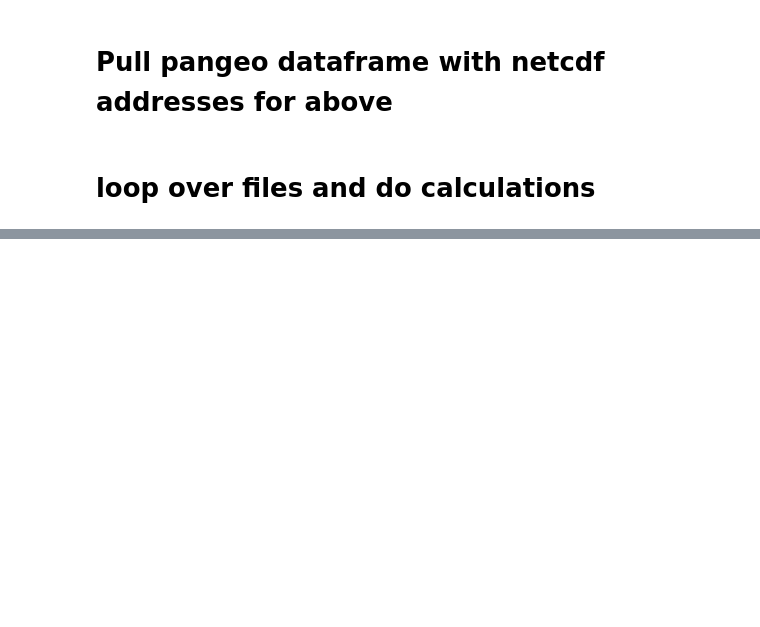
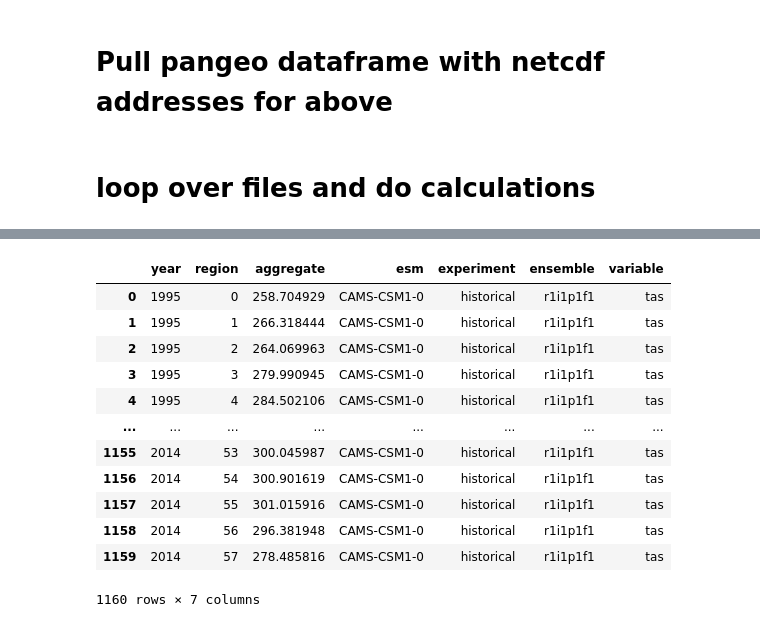
Before and after one commit to JGCRI/stitches_in_r, a Jupyter notebook: R/inst/shinyApp/python_curation/aoi_extractions.ipynb, the cells around one changed output, grey strips where cells are left out. Saved outputs shown, nothing was run; the diff lists cells and outputs as text; code cells hidden in the pictures; blank space fills up the shorter version.

```diff
--- a/R/inst/shinyApp/python_curation/aoi_extractions.ipynb
+++ b/R/inst/shinyApp/python_curation/aoi_extractions.ipynb
@@ -146 +288,27 @@ aoi = land_main_gdf.reset_index(drop=True).copy()
+# %%
+# time average for this ensemble member:
+monthly_aoi['year'] = monthly_aoi['time'].apply(lambda x: x.year).copy()
+annual_aoi = monthly_aoi.groupby(['year','region'])['aggregate'].mean().reset_index().copy()
+
+annual_aoi['esm'] = filelist.iloc[i].model
+annual_aoi['experiment'] =  filelist.iloc[i].experiment
+annual_aoi['ensemble'] = filelist.iloc[i].ensemble
+annual_aoi['variable'] = filelist.iloc[i].variable
+annual_aoi
+
+#timeseries_holder = pd.concat([timeseries_holder, annual_aoi]).reset_index(drop=True).copy()
+# %% [output]
+|  | year | region | aggregate | esm | experiment | ensemble | variable |
+| 0 | 1995 | 0 | 258.704929 | CAMS-CSM1-0 | historical | r1i1p1f1 | tas |
+| 1 | 1995 | 1 | 266.318444 | CAMS-CSM1-0 | historical | r1i1p1f1 | tas |
+| 2 | 1995 | 2 | 264.069963 | CAMS-CSM1-0 | historical | r1i1p1f1 | tas |
+| 3 | 1995 | 3 | 279.990945 | CAMS-CSM1-0 | historical | r1i1p1f1 | tas |
+| 4 | 1995 | 4 | 284.502106 | CAMS-CSM1-0 | historical | r1i1p1f1 | tas |
+| ... | ... | ... | ... | ... | ... | ... | ... |
+| 1155 | 2014 | 53 | 300.045987 | CAMS-CSM1-0 | historical | r1i1p1f1 | tas |
+| 1156 | 2014 | 54 | 300.901619 | CAMS-CSM1-0 | historical | r1i1p1f1 | tas |
+| 1157 | 2014 | 55 | 301.015916 | CAMS-CSM1-0 | historical | r1i1p1f1 | tas |
+| 1158 | 2014 | 56 | 296.381948 | CAMS-CSM1-0 | historical | r1i1p1f1 | tas |
+| 1159 | 2014 | 57 | 278.485816 | CAMS-CSM1-0 | historical | r1i1p1f1 | tas |
+1160 rows × 7 columns
 # %%
```
Also changed, not shown: parts of 9 cells of this notebook.
